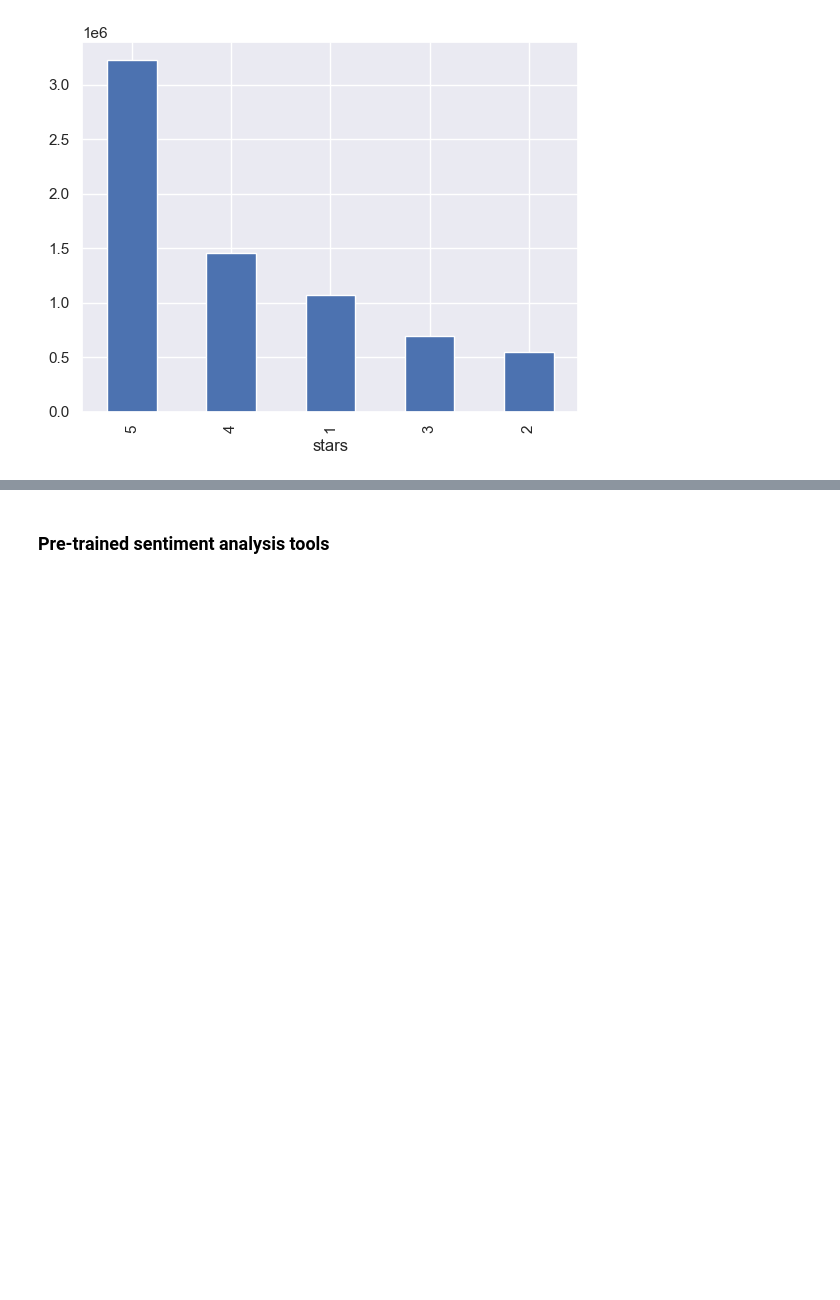
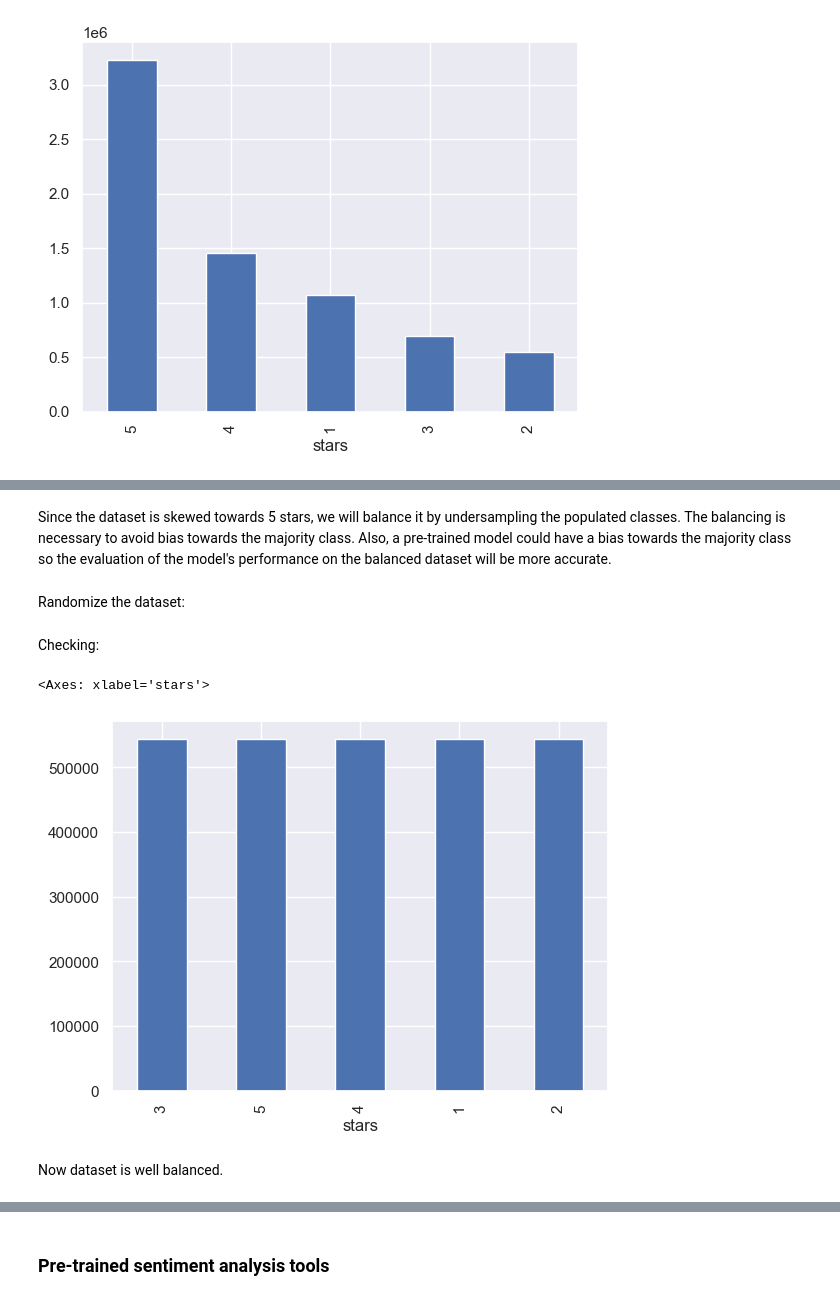
Before and after one commit to plashchynski/cm3060_nlp_midterm, a Jupyter notebook: report.ipynb, the cells around one changed output, grey strips where cells are left out. Drawn from its saved outputs; the diff is of its cells as text; code cells hidden in the pictures; blank space fills up the shorter version.

```diff
--- a/report.ipynb
+++ b/report.ipynb
@@ -214,3 +245,5 @@ df = df[["stars", "text"]]
+# %%
+df = pd.read_pickle("dataset.pkl")
 # %% [markdown]
 ### Preprocessing
 
@@ -248 +283,34 @@ df["stars"].value_counts().plot(kind="bar")
+# %% [markdown]
+Since the dataset is skewed towards 5 stars, we will balance it by undersampling the populated classes. The balancing is necessary to avoid bias towards the majority class. Also, a pre-trained model could have a bias towards the majority class so the evaluation of the model's performance on the balanced dataset will be more accurate.
+# %%
+min_class_count = df['stars'].value_counts().min()
+
+df_resampled_list = []
+
+for class_index in df['stars'].unique():
+    df_class = df[df['stars'] == class_index]
+
+    # Randomly undersample the majority classes
+    df_class_resampled = resample(df_class,
+                                  replace = False,    # sample without replacement
+                                  n_samples = min_class_count, # to match minority class
+                                  random_state = 321)
+
+    # Append the resampled DataFrame to the list
+    df_resampled_list.append(df_class_resampled)
+
+df = pd.concat(df_resampled_list)
+# %% [markdown]
+Randomize the dataset:
+# %%
+df = df.sample(frac=1, random_state=42).reset_index(drop=True)
+# %% [markdown]
+Checking:
+# %%
+df["stars"].value_counts().plot(kind="bar")
+# %% [output]
+<Axes: xlabel='stars'>
+[figure, added]
+# %% [markdown]
+Now dataset is well balanced.
 # %% [markdown]
```
Also changed, not shown: parts of 68 cells of this notebook.
